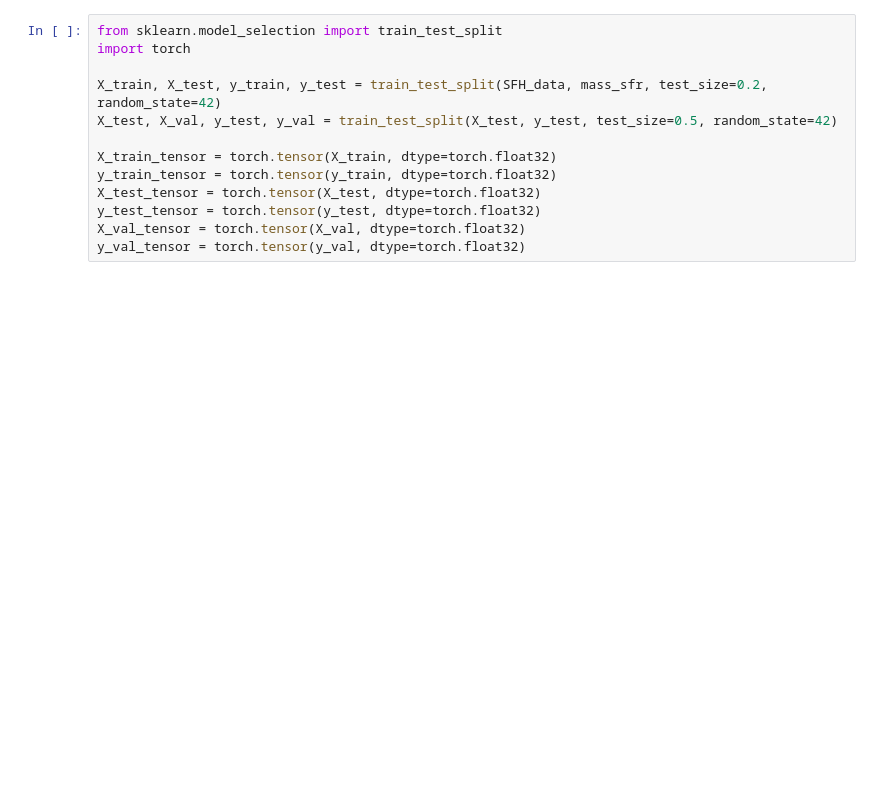
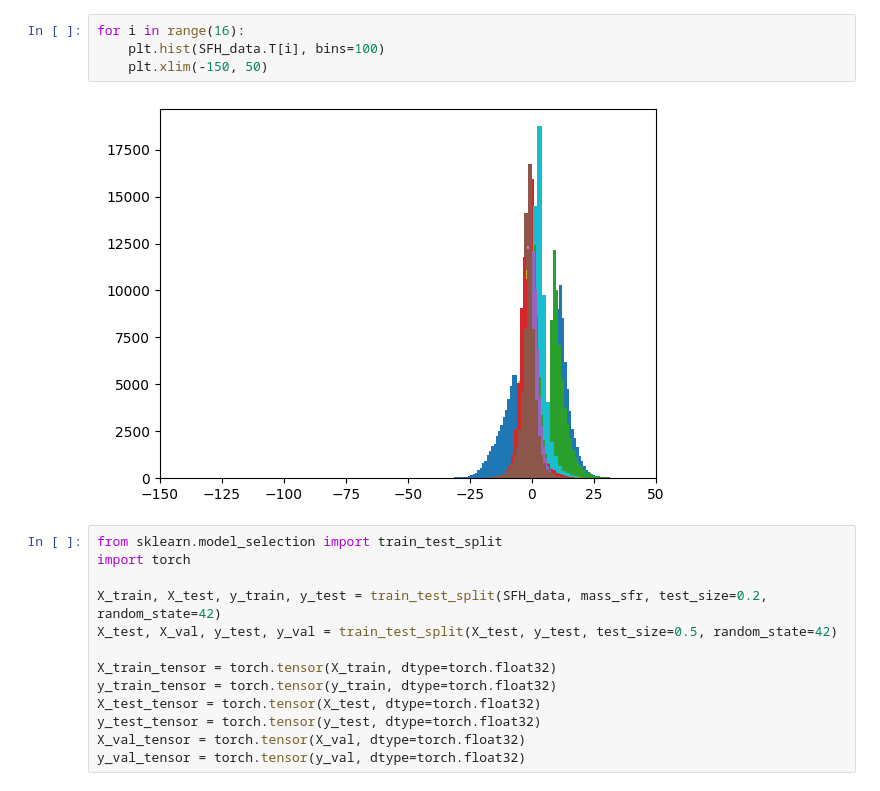
Before and after one commit to harrypenguin/Astrostatistics-Models, a Jupyter notebook: SimIdentifierSFH.ipynb, the cells around one changed output. Saved outputs shown, nothing was run; the diff lists cells and outputs as text; blank space fills up the shorter version.

```diff
--- a/SimIdentifierSFH.ipynb
+++ b/SimIdentifierSFH.ipynb
@@ -12,3 +12,9 @@ mass_sfr.shape, SFH_data.shape
+# %%
+for i in range(16):
+    plt.hist(SFH_data.T[i], bins=100)
+    plt.xlim(-150, 50)
+# %% [output]
+[figure, added]
 # %%
 from sklearn.model_selection import train_test_split
 import torch
```
Also changed, not shown: parts of 10 cells of this notebook, 2 other files.
